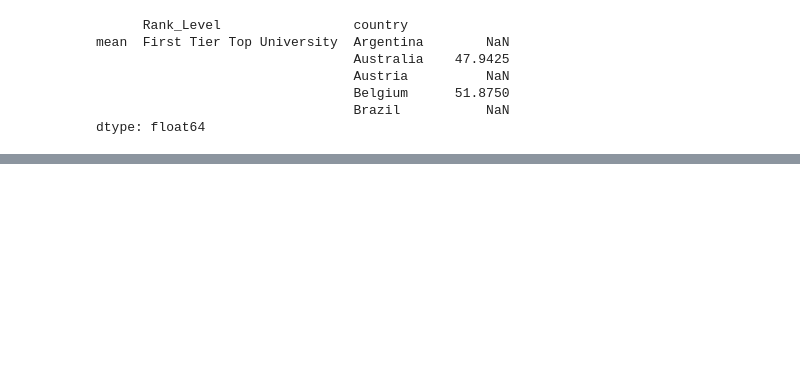
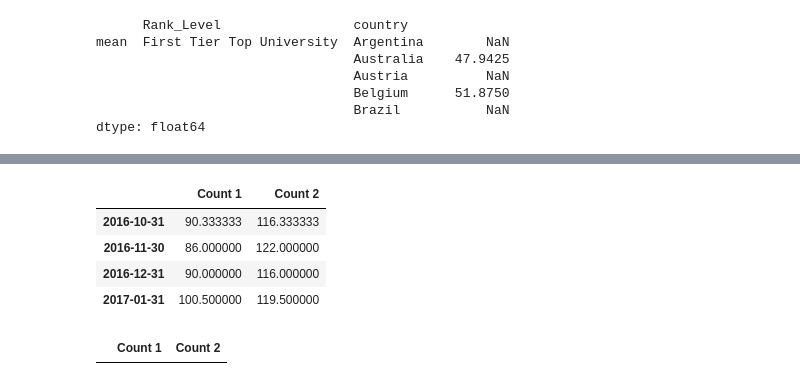
Before and after one commit to mrioshe/AppliedDataScienceWithPython, a Jupyter notebook: IntroductionToDataScienceInPython/week3_MoreDataProcessingWithPandas/week3Review.ipynb, the cells around one changed output, grey strips where cells are left out. Saved outputs shown, nothing was run; the diff lists cells and outputs as text; code cells hidden in the pictures; blank space fills up the shorter version.

```diff
--- a/IntroductionToDataScienceInPython/week3_MoreDataProcessingWithPandas/week3Review.ipynb
+++ b/IntroductionToDataScienceInPython/week3_MoreDataProcessingWithPandas/week3Review.ipynb
@@ -760,0 +929,12 @@ dtype: float64
+# %%
+df.resample('M').mean()
+# %% [output]
+|  | Count 1 | Count 2 |
+| 2016-10-31 | 90.333333 | 116.333333 |
+| 2016-11-30 | 86.000000 | 122.000000 |
+| 2016-12-31 | 90.000000 | 116.000000 |
+| 2017-01-31 | 100.500000 | 119.500000 |
+# %%
+df['2017-12':]
+# %% [output]
+|  | Count 1 | Count 2 |
```
Also changed, not shown: parts of 30 cells of this notebook.
